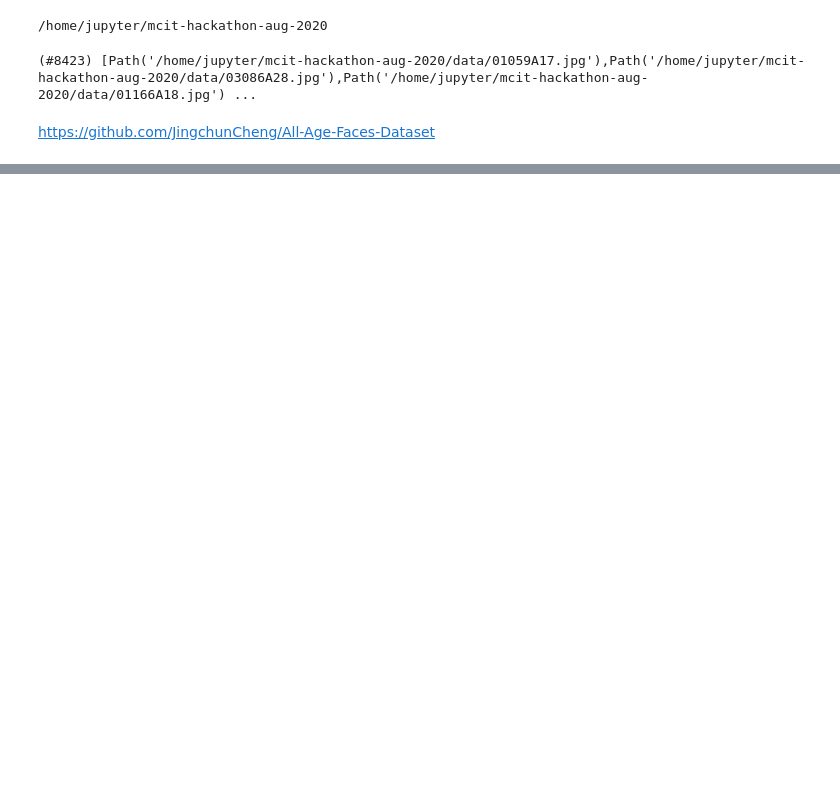
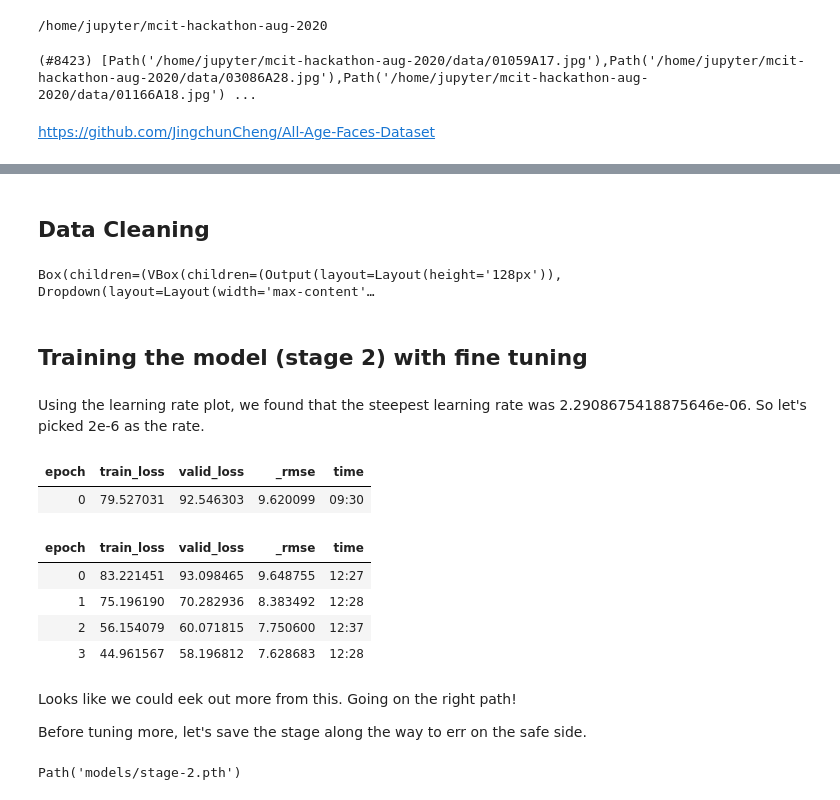
Before and after one commit to nikhilmaddirala/mcit-hackathon-2020, a Jupyter notebook: version 0-3.ipynb, the cells around one changed output, grey strips where cells are left out. Saved outputs shown, nothing was run; the diff lists cells and outputs as text; code cells hidden in the pictures; blank space fills up the shorter version.

```diff
--- a/version 0-3.ipynb
+++ b/version 0-3.ipynb
@@ -37,0 +128,11 @@ re.findall(r'(.+)_\d+.jpg$', fname.name)
+# %% [markdown]
+## Data Cleaning
+# %%
+fns = get_image_files('data')
+w = ImagesCleaner(('A','B'))
+w.set_fns(fns)
+w
+# %% [output]
+Box(children=(VBox(children=(Output(layout=Layout(height='128px')), Dropdown(layout=Layout(width='max-content'…
+# %% [markdown]
+## Training the model (stage 2) with fine tuning
@@ -37,0 +143,20 @@ re.findall(r'(.+)_\d+.jpg$', fname.name)
+# %% [markdown]
+Using the learning rate plot, we found that the steepest learning rate was 2.2908675418875646e-06. So let's picked 2e-6 as the rate.
+# %%
+learn_2.fine_tune(4, lr=2e-6)
+# %% [output]
+| epoch | train_loss | valid_loss | _rmse | time |
+| 0 | 79.527031 | 92.546303 | 9.620099 | 09:30 |
+| epoch | train_loss | valid_loss | _rmse | time |
+| 0 | 83.221451 | 93.098465 | 9.648755 | 12:27 |
+| 1 | 75.196190 | 70.282936 | 8.383492 | 12:28 |
+| 2 | 56.154079 | 60.071815 | 7.750600 | 12:37 |
+| 3 | 44.961567 | 58.196812 | 7.628683 | 12:28 |
+# %% [markdown]
+Looks like we could eek out more from this. Going on the right path!
+
+Before tuning more, let's save the stage along the way to err on the safe side.
+# %%
+learn_2.save('stage-2')
+# %% [output]
+Path('models/stage-2.pth')
```
Also changed, not shown: parts of 27 cells of this notebook.
